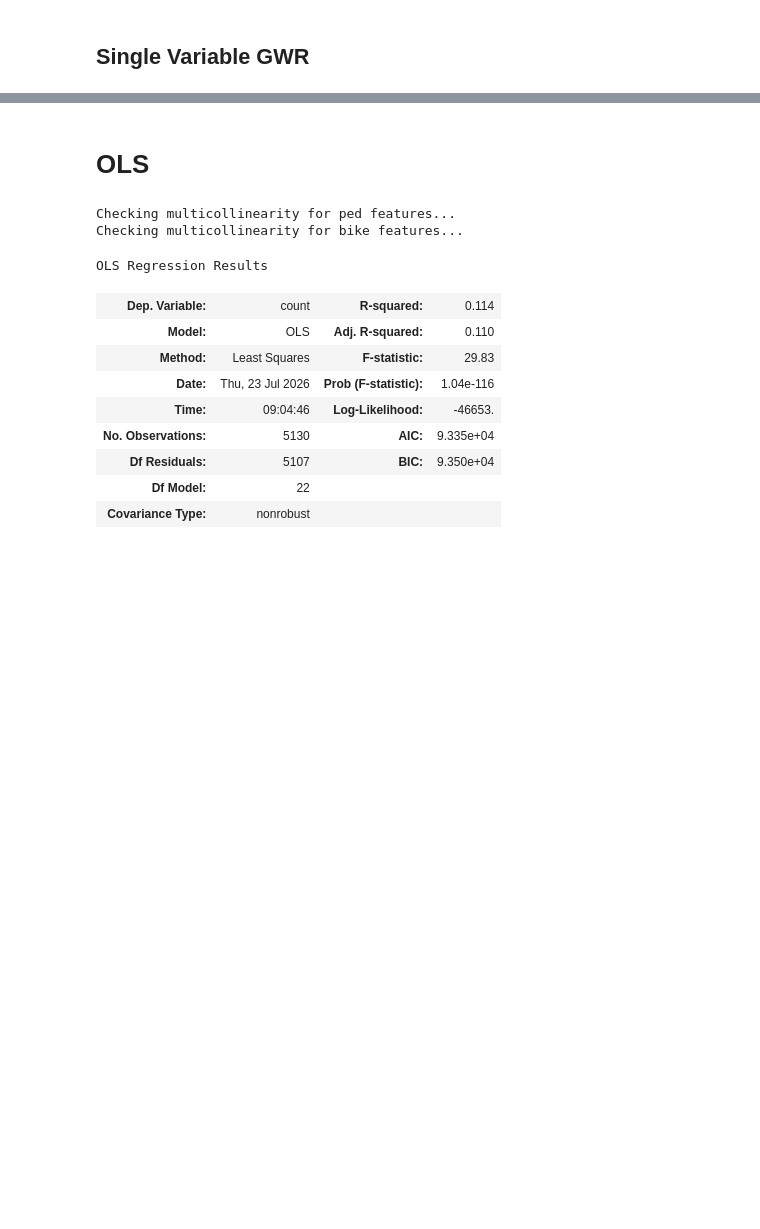
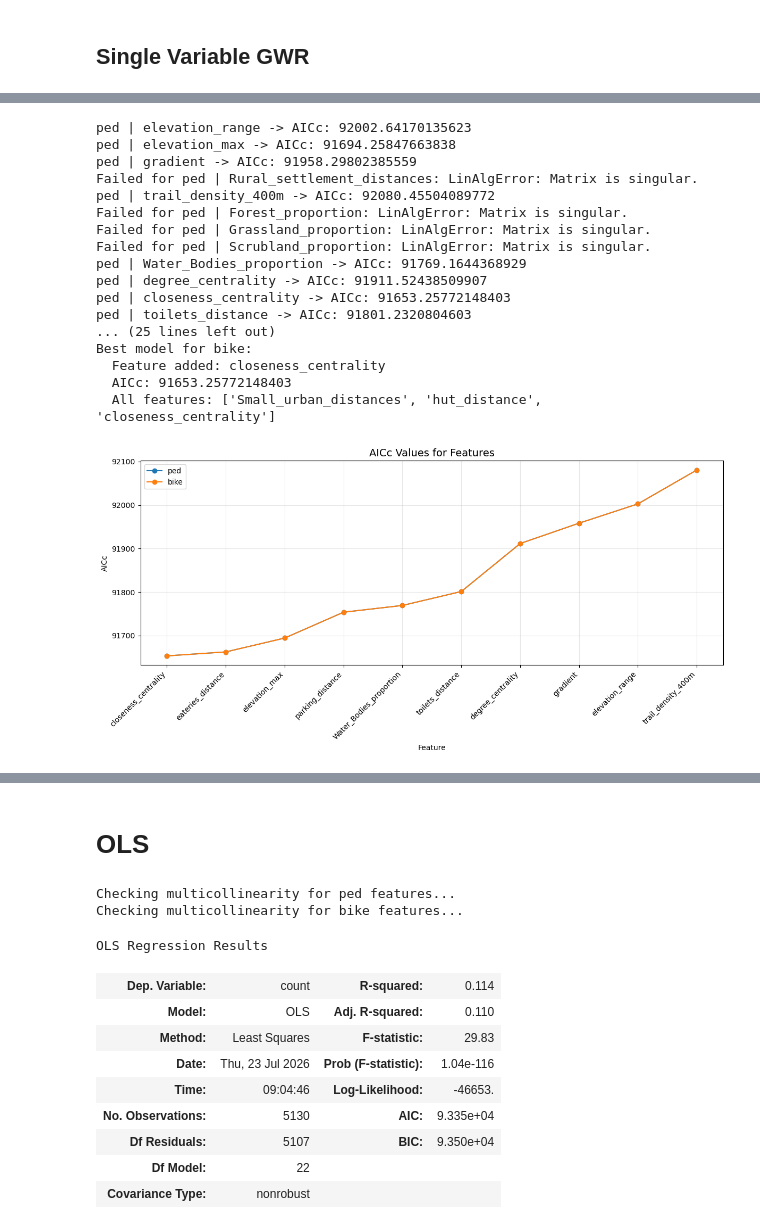
Before and after one commit to MaxwellBusby/banks-peninsula-organic-data-processing, a Jupyter notebook: GWR_Analysis.ipynb, the cells around one changed output, grey strips where cells are left out. Drawn from its saved outputs; the diff is of its cells as text; code cells hidden in the pictures; blank space fills up the shorter version.

```diff
--- a/GWR_Analysis.ipynb
+++ b/GWR_Analysis.ipynb
@@ -230,0 +592,21 @@ feature_dict ={"ped": gpd.read_file("Data/GWR_Analysis_Files/post_collinearity_f
+# %%
+feature_results_3 = gwr_selected_plus_one(feature_dict, selected_features=['Small_urban_distances', 'hut_distance'])
+# %% [output]
+ped | elevation_range -> AICc: 92002.64170135623
+ped | elevation_max -> AICc: 91694.25847663838
+ped | gradient -> AICc: 91958.29802385559
+Failed for ped | Rural_settlement_distances: LinAlgError: Matrix is singular.
+ped | trail_density_400m -> AICc: 92080.45504089772
+Failed for ped | Forest_proportion: LinAlgError: Matrix is singular.
+Failed for ped | Grassland_proportion: LinAlgError: Matrix is singular.
+Failed for ped | Scrubland_proportion: LinAlgError: Matrix is singular.
+ped | Water_Bodies_proportion -> AICc: 91769.1644368929
+ped | degree_centrality -> AICc: 91911.52438509907
+ped | closeness_centrality -> AICc: 91653.25772148403
+ped | toilets_distance -> AICc: 91801.2320804603
+... (25 lines left out)
+Best model for bike:
+  Feature added: closeness_centrality
+  AICc: 91653.25772148403
+  All features: ['Small_urban_distances', 'hut_distance', 'closeness_centrality']
+[figure, added]
```
Also changed, not shown: parts of 22 cells of this notebook.
